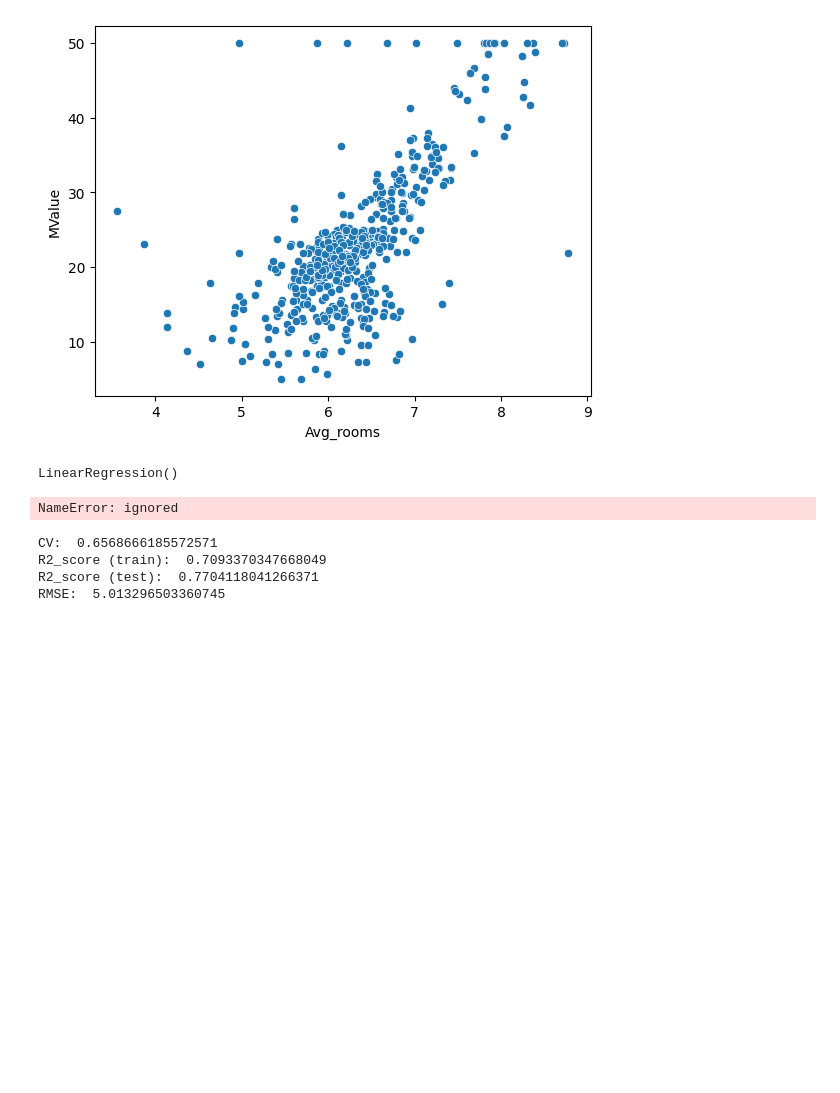
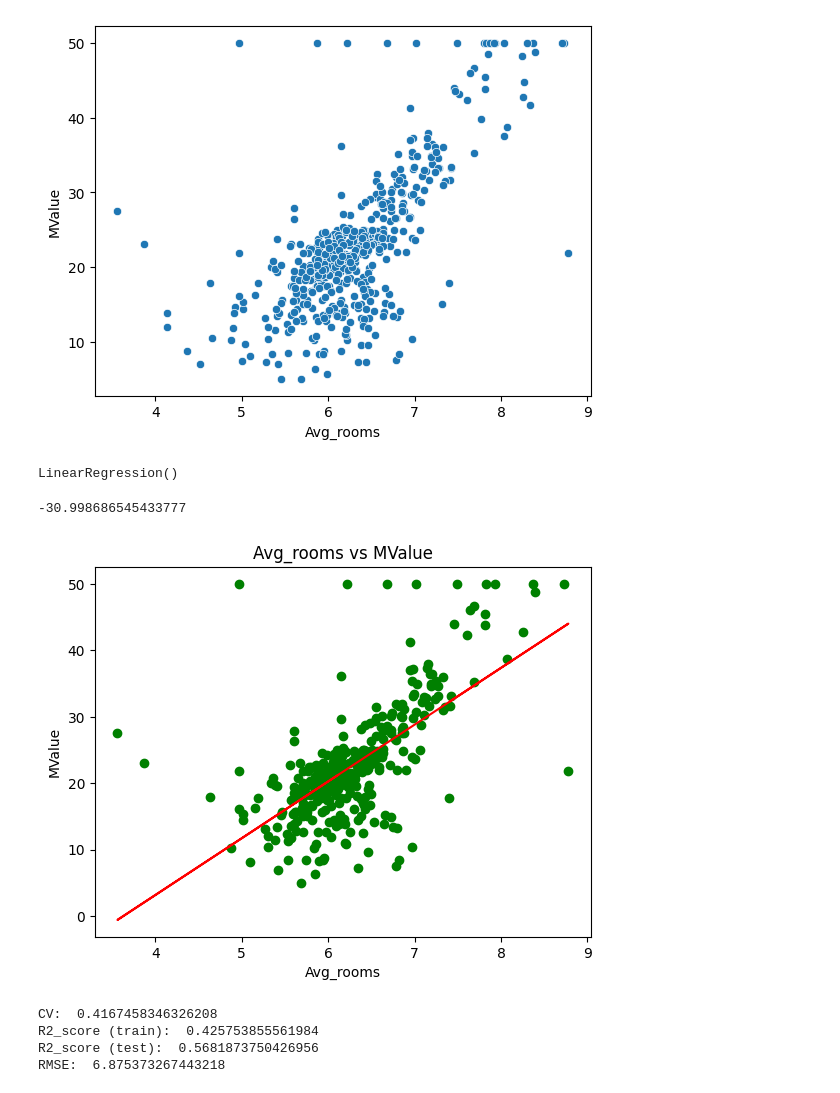
Before and after one commit to issacridhin/LabWorks, a Jupyter notebook: 2348546_Prog1.ipynb, the cells around one changed output. Saved outputs shown, nothing was run; the diff lists cells and outputs as text; code cells hidden in the pictures; blank space fills up the shorter version.

```diff
--- a/2348546_Prog1.ipynb
+++ b/2348546_Prog1.ipynb
@@ -65,8 +65,8 @@ sns.scatterplot(x=df['Avg_rooms'], y=df['MValue'])
 <Axes: xlabel='Avg_rooms', ylabel='MValue'>
 [figure]
 # %%
-X = df.iloc[:, 0:13].values
-y = df.iloc[:, 13].values.reshape(-1,1)
+X = df['Avg_rooms'].values.reshape(-1,1)
+y = df['MValue']
 # %%
 
 X_train, X_test, y_train, y_test = train_test_split(X, y, test_size = 0.3, random_state = 25)
@@ -75,19 +75,30 @@ regressor_linear = LinearRegression()
 regressor_linear.fit(X_train, y_train)
 # %% [output]
 LinearRegression()
+# %%
+regressor_linear.intercept_
+# %% [output]
+-30.998686545433777
+# %%
+y_pred= regressor_linear.predict(X_test)
+x_pred= regressor_linear.predict(X_train)
+# %%
+plt.scatter(X_train, y_train, color="green")
+plt.plot(X_train, x_pred, color="red")
+plt.title("Avg_rooms vs MValue")
+plt.xlabel("Avg_rooms")
+plt.ylabel("MValue")
+plt.show()
+# %% [output]
+[figure, added]
 # %%
 regressor= LinearRegression()
-# %%
-plt.scatter(y_test,predictions)
-plt.xlabel('Y Test')
-plt.ylabel('Predicted Y')
-# %% [output]
-NameError: ignored
 # %%
 from sklearn.metrics import r2_score
 cv_linear = cross_val_score(estimator = regressor_linear, X = X_train, y = y_train, cv = 10)
 y_pred_linear_train = regressor_linear.predict(X_train)
 r2_score_linear_train = r2_score(y_train, y_pred_linear_train)
+from sklearn import metrics
 
 y_pred_linear_test = regressor_linear.predict(X_test)
 r2_score_linear_test = r2_score(y_test, y_pred_linear_test)
@@ -98,7 +109,7 @@ print('R2_score (train): ', r2_score_linear_train)
 print('R2_score (test): ', r2_score_linear_test)
 print("RMSE: ", rmse_linear)
 # %% [output]
-CV:  0.6568666185572571
-R2_score (train):  0.7093370347668049
-R2_score (test):  0.7704118041266371
-RMSE:  5.013296503360745
+CV:  0.4167458346326208
+R2_score (train):  0.425753855561984
+R2_score (test):  0.5681873750426956
+RMSE:  6.875373267443218
```
